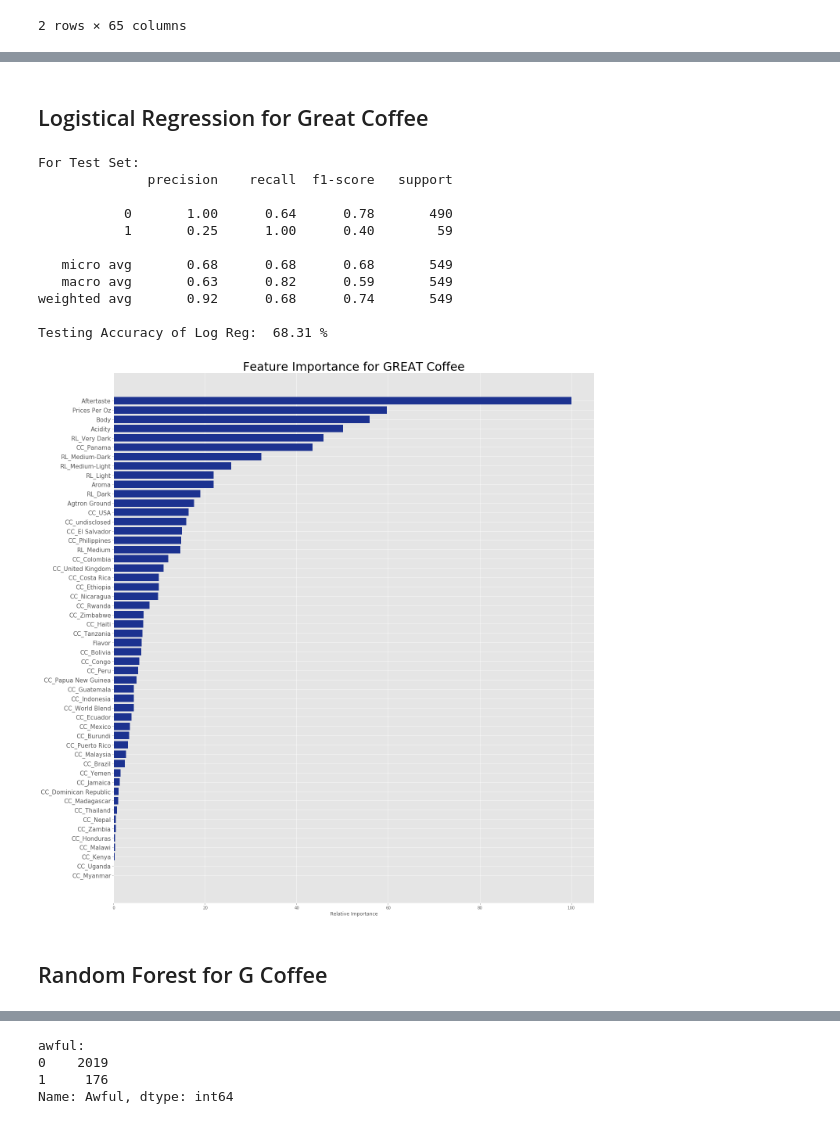
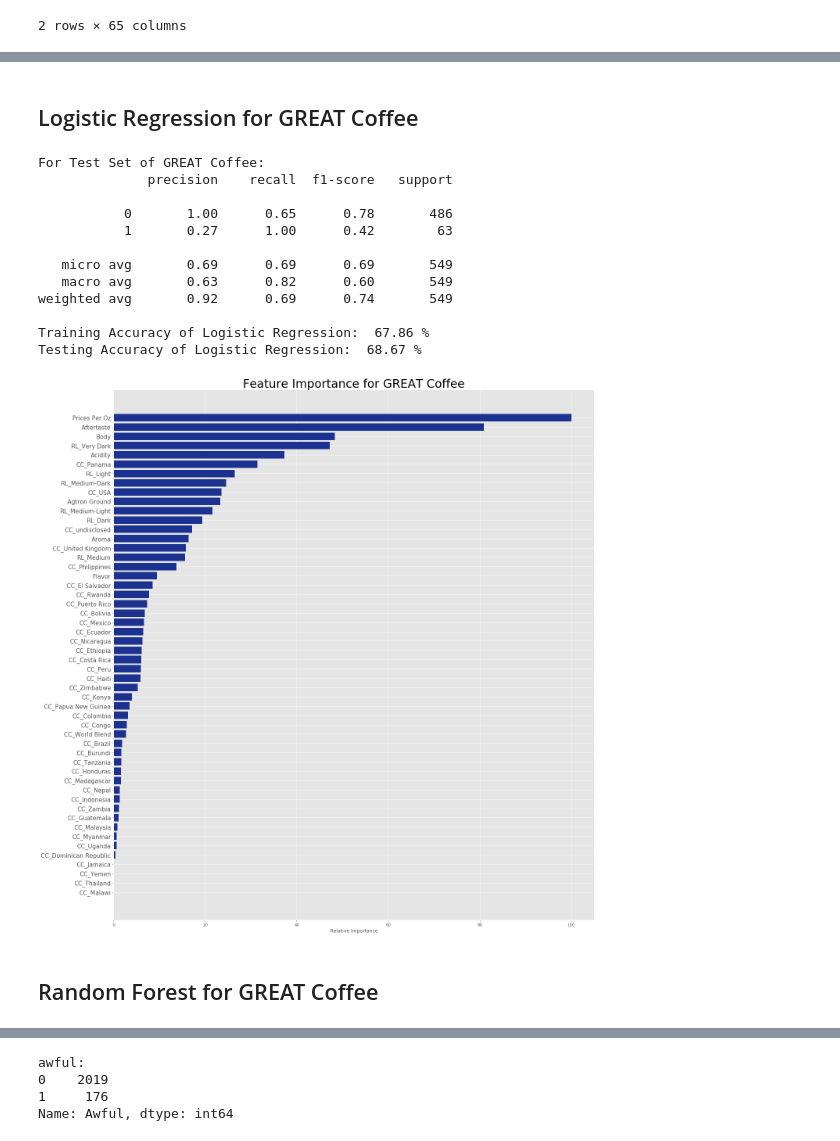
Before and after one commit to AnnikaNoren/dsc-capstone-project-v2-online-ds-pt-071519, a Jupyter notebook: modeling_coffee_reviews.ipynb, the cells around one changed output, grey strips where cells are left out. Saved outputs shown, nothing was run; the diff lists cells and outputs as text; code cells hidden in the pictures.

```diff
--- a/modeling_coffee_reviews.ipynb
+++ b/modeling_coffee_reviews.ipynb
@@ -128,49 +332,18 @@ scaled_df = pd.DataFrame(X_train, columns=X.columns)
 # %% [markdown]
-## Logistical Regression for Great Coffee
+## Logistic Regression for GREAT Coffee
-# %%
-def lr_model(X_train, y_train,X_test,y_test, quality):
-    logreg = LogisticRegression(fit_intercept=False, C=1e12, solver='liblinear')
-    model_log = logreg.fit(X_train, y_train)
-
-    y_pred_test = logreg.predict(X_test)
-    y_pred_train = logreg.predict(X_train)
-
-    print("For Test Set:")
-    lg_report = classification_report(y_test,y_pred_test)
-    print(lg_report)
-
-    lr_prec = precision_score(y_test, y_pred_test)
-    lr_recall = recall_score(y_test, y_pred_test)
-    lr_acc = accuracy_score(y_test, y_pred_test)
-    print('Testing Accuracy of Log Reg: ', round(lr_acc,4)* 100, '%')
-
-    feature_importance = abs(model_log.coef_[0])
-    feature_importance = 100.0 * (feature_importance / feature_importance.max())
-    sorted_idx = np.argsort(feature_importance)
-    pos = np.arange(sorted_idx.shape[0]) + .5
-
-    featfig = plt.figure(figsize=(20,20))
-    featax = featfig.add_subplot(1, 1, 1)
-    featax.barh(pos, feature_importance[sorted_idx], align='center', color='#1c3290')
-    featax.set_yticks(pos)
-    featax.set_yticklabels(np.array(X.columns)[sorted_idx], fontsize=15)
-    featax.set_xlabel('Relative Importance')
-    featax.set_title("Feature Importance for {} Coffee".format(quality), fontsize=30)
-
-    plt.tight_layout()
-    plt.show()
 # %%
-lr_model(X_train,y_train, X_test,y_test,'GREAT')
+lr_acc_tr, lr_acc_te = lr_model(X_train,y_train, X_test,y_test,'GREAT')
 # %% [output]
-For Test Set:
+For Test Set of GREAT Coffee:
               precision    recall  f1-score   support
 
-           0       1.00      0.64      0.78       490
-           1       0.25      1.00      0.40        59
+           0       1.00      0.65      0.78       486
+           1       0.27      1.00      0.42        63
 
-   micro avg       0.68      0.68      0.68       549
-   macro avg       0.63      0.82      0.59       549
-weighted avg       0.92      0.68      0.74       549
+   micro avg       0.69      0.69      0.69       549
+   macro avg       0.63      0.82      0.60       549
+weighted avg       0.92      0.69      0.74       549
 
-Testing Accuracy of Log Reg:  68.31 %
+Training Accuracy of Logistic Regression:  67.86 %
+Testing Accuracy of Logistic Regression:  68.67 %
-[figure, old version]
+[figure, new version]
@@ -177,2 +353,2 @@ Testing Accuracy of Log Reg:  68.31 %
 # %% [markdown]
-## Random Forest for G Coffee
+## Random Forest for GREAT Coffee
```
Also changed, not shown: parts of 47 cells of this notebook, 1 other file.
